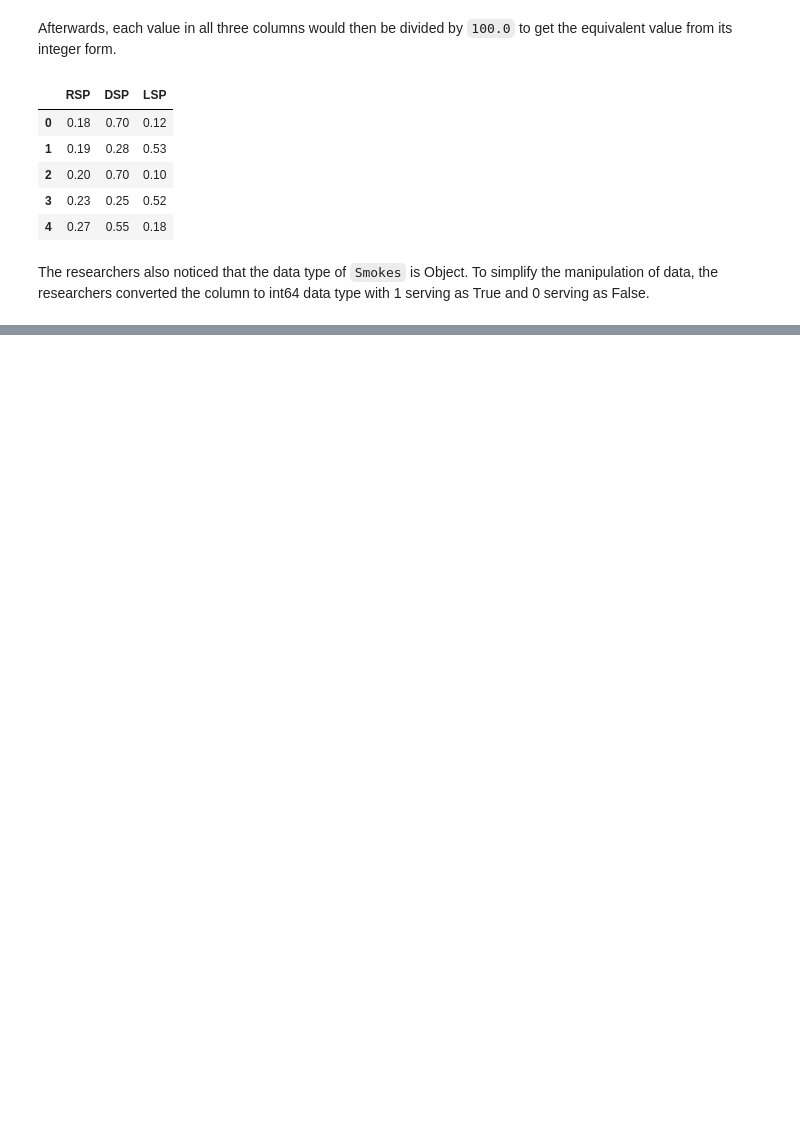
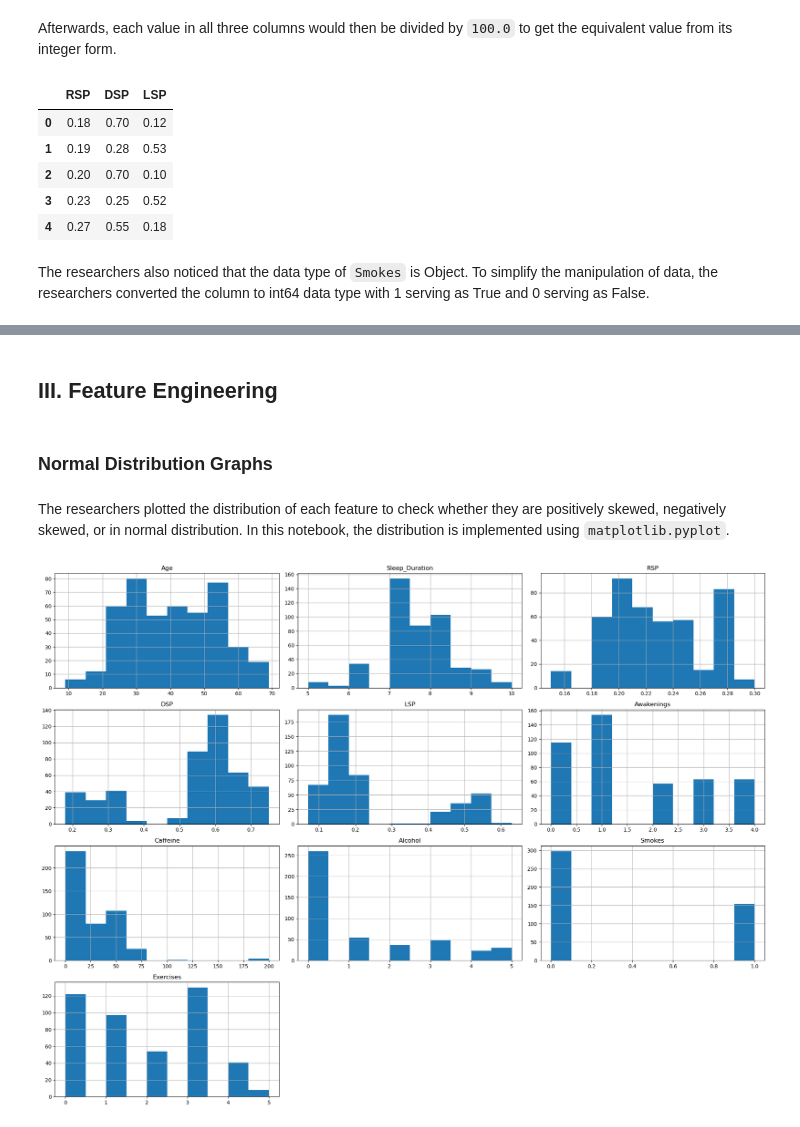
Before and after one commit to francisisip/SereniGuide, a Jupyter notebook: SereniGuide.ipynb, the cells around one changed output, grey strips where cells are left out. Cells and saved outputs as stored; diff of their text form; code cells hidden in the pictures; blank space fills up the shorter version.

Commit message:
added parts
Data Cleaning, Feature Engineering, EDA, and Machine Learning

```diff
--- a/SereniGuide.ipynb
+++ b/SereniGuide.ipynb
@@ -121,6 +121,7 @@ sleep_df.rename(columns={ "REM sleep percentage" : "RSP",
                           "Caffeine consumption" : "Caffeine",
                           "Alcohol consumption" : "Alcohol",
                           "Smoking status" : "Smokes",
+                         "Sleep duration": "Sleep_Duration",
                           "Exercise frequency" : "Exercises"}, inplace=True)
 sleep_df.info()
 # %% [output]
@@ -260,9 +264,9 @@ memory usage: 53.1+ KB
 # %% [markdown]
 Afterwards, each value in all three columns would then be divided by `100.0` to get the equivalent value from its integer form.
 # %%
-sleep_df['RSP'] = sleep_df['RSP'] / 100.0
-sleep_df['DSP'] = sleep_df['DSP'] / 100.0
-sleep_df['LSP'] = sleep_df['LSP'] / 100.0
+sleep_df['RSP'] = (sleep_df['RSP'] / 100.0).round(2)
+sleep_df['DSP'] = (sleep_df['DSP'] / 100.0).round(2)
+sleep_df['LSP'] = (sleep_df['LSP'] / 100.0).round(2)
 
 sleep_df[['RSP', 'DSP', 'LSP']].head()
 # %% [output]
@@ -316,5 +322,5 @@ To finish the cleaning of the dataset, the researchers decided to drop columns t
 # %%
-sleep_df.drop(columns=['Gender', 'Sleep efficiency', 'Bedtime', 'Wakeup time'], inplace=True)
+sleep_df.drop(columns=['Gender', 'Sleep efficiency', 'Bedtime', 'Wakeup time', 'ID'], inplace=True)
 sleep_df.info()
 # %% [output]
 <class 'pandas.core.frame.DataFrame'>
@@ -337,0 +382,2 @@ memory usage: 39.0 KB
+# %%
+sleep_df['Sleep_Type'] = sleep_df[['RSP', 'DSP', 'LSP']].max(axis=1)
@@ -337,0 +400,15 @@ memory usage: 39.0 KB
+# %% [markdown]
+## III. Feature Engineering
+# %% [markdown]
+### Normal Distribution Graphs
+# %% [markdown]
+The researchers plotted the distribution of each feature to check whether they are positively skewed, negatively skewed, or in normal distribution. In this notebook, the distribution is implemented using `matplotlib.pyplot`.
+# %%
+import matplotlib.pyplot as plt
+
+# Plot the distribution of each column in the DataFrame
+sleep_df.hist(figsize=(20, 15))
+plt.tight_layout()  # Adjust layout to prevent overlapping
+plt.show()
+# %% [output]
+[figure, added]
```
Also changed, not shown: parts of 38 cells of this notebook.
